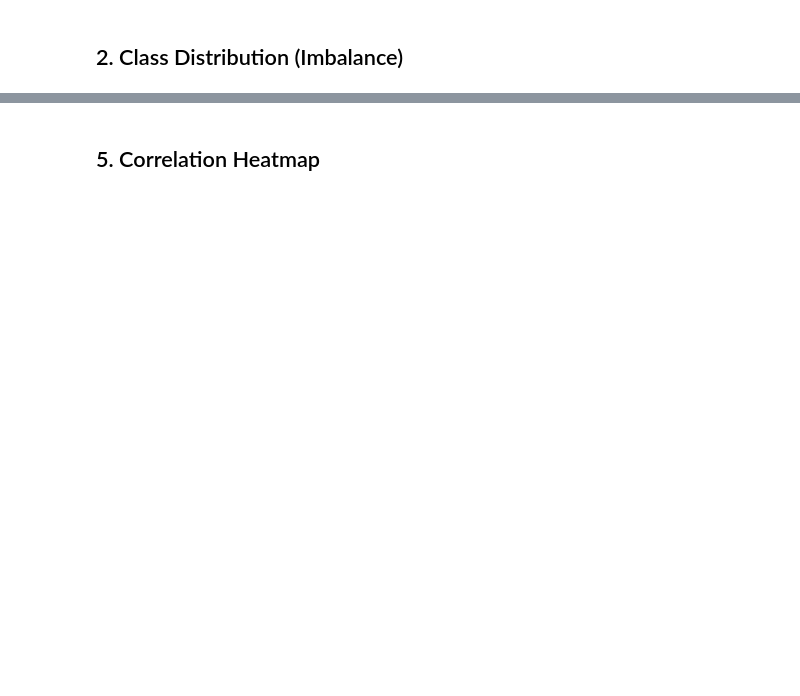
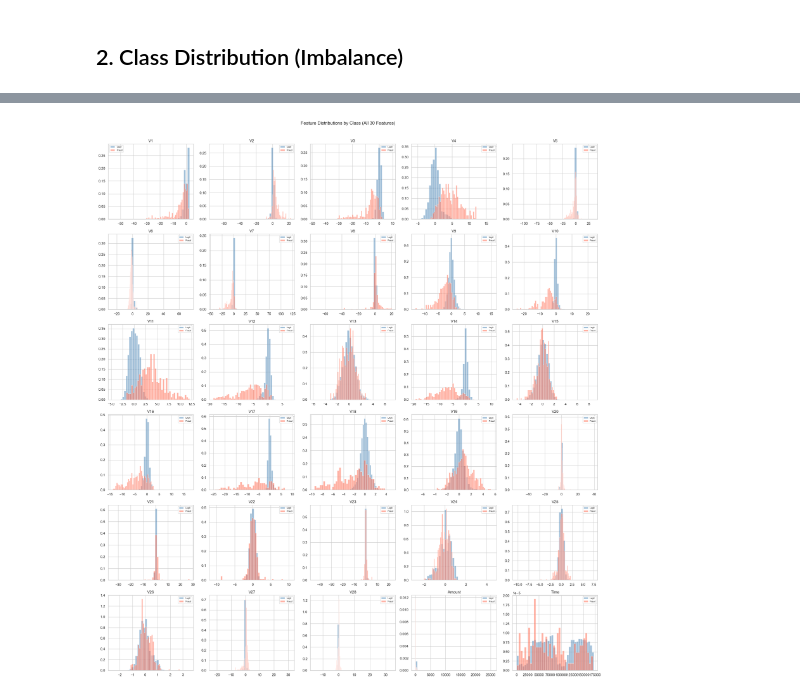
Before and after one commit to srwang721tw/KaggleFraudDetection, a Jupyter notebook: notebooks/01_eda.ipynb, the cells around one changed output, grey strips where cells are left out. Saved outputs shown, nothing was run; the diff lists cells and outputs as text; code cells hidden in the pictures; blank space fills up the shorter version.

```diff
--- a/notebooks/01_eda.ipynb
+++ b/notebooks/01_eda.ipynb
@@ -61,18 +128,18 @@ plt.show()
 # %%
-v_features = [f'V{i}' for i in range(1, 29)]
+all_features = [f'V{i}' for i in range(1, 29)] + ['Amount', 'Time']
 
-fig, axes = plt.subplots(7, 4, figsize=(20, 28))
+fig, axes = plt.subplots(6, 5, figsize=(22, 24))
 axes = axes.flatten()
 
-for i, col in enumerate(v_features):
+for i, col in enumerate(all_features):
     for cls, label, color in [(0, 'Legit', 'steelblue'), (1, 'Fraud', 'tomato')]:
         axes[i].hist(df[df['Class'] == cls][col], bins=40, alpha=0.5, label=label, color=color, density=True)
     axes[i].set_title(col)
     axes[i].legend(fontsize=7)
 
-plt.suptitle('PCA Feature Distributions by Class', y=1.01, fontsize=14)
+plt.suptitle('Feature Distributions by Class (All 30 Features)', y=1.01, fontsize=14)
 plt.tight_layout()
-plt.savefig('../reports/figures/pca_feature_distributions.png', dpi=100, bbox_inches='tight')
+plt.savefig(f'{REPORT_DIR}/feature_distributions_all.png', dpi=100, bbox_inches='tight')
 plt.show()
+# %% [output]
+[figure, added]
-# %% [markdown]
-## 5. Correlation Heatmap
```
Also changed, not shown: parts of 11 cells of this notebook, 13 other files.
